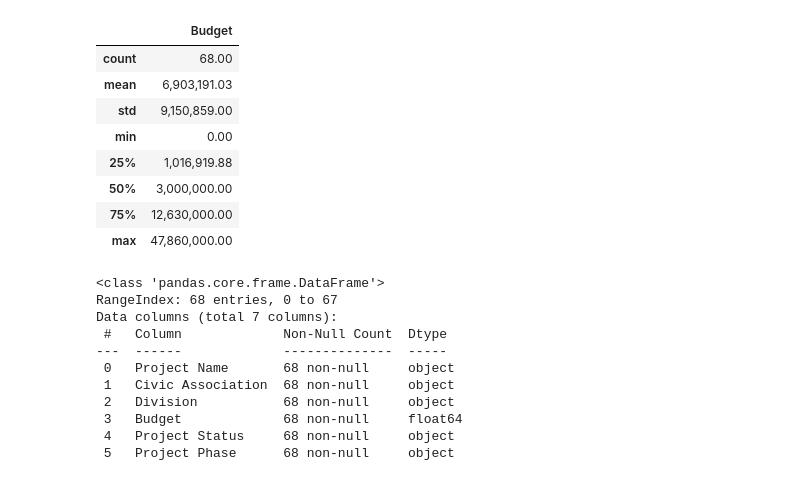
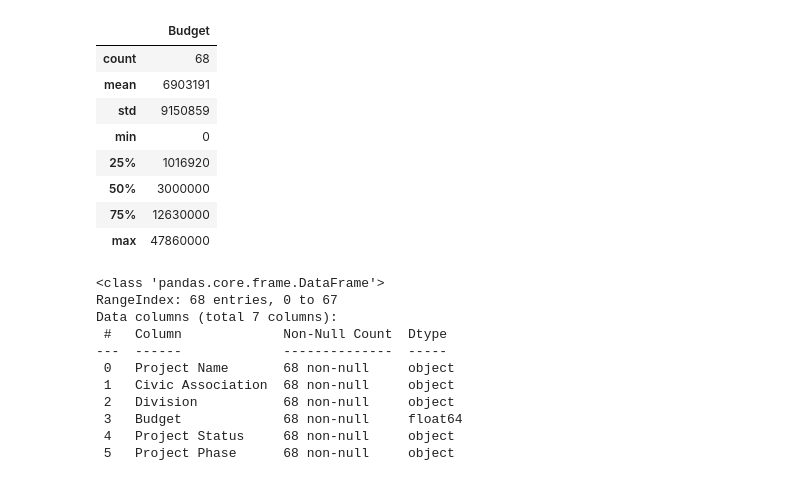
Before and after one commit to bin43256/100DatasetsChallenge, a Jupyter notebook: Capital Project.ipynb, the cells around one changed output. Drawn from its saved outputs; the diff is of its cells as text; code cells hidden in the pictures.

```diff
--- a/Capital Project.ipynb
+++ b/Capital Project.ipynb
@@ -2,7 +2,8 @@
 import pandas as pd
 import matplotlib.pyplot as plt
 import seaborn as sns
-from textwrap import wrap
+
+pd.set_option('display.float_format', '{:.0f}'.format)
 # %%
-df = pd.read_json("Datasets/Select+Active+Capital+Projects.json")
+capital_project = pd.read_json("Data Source/Select+Active+Capital+Projects.json")
 # %%
@@ -17,13 +18,13 @@ df.head()
 # %%
-df.describe()
+capital_project.describe()
 # %% [output]
 |  | Budget |
-| count | 68.00 |
-| mean | 6,903,191.03 |
-| std | 9,150,859.00 |
-| min | 0.00 |
-| 25% | 1,016,919.88 |
-| 50% | 3,000,000.00 |
-| 75% | 12,630,000.00 |
-| max | 47,860,000.00 |
+| count | 68 |
+| mean | 6903191 |
+| std | 9150859 |
+| min | 0 |
+| 25% | 1016920 |
+| 50% | 3000000 |
+| 75% | 12630000 |
+| max | 47860000 |
 # %%
```
Also changed, not shown: parts of 22 cells of this notebook, 1 other file.
